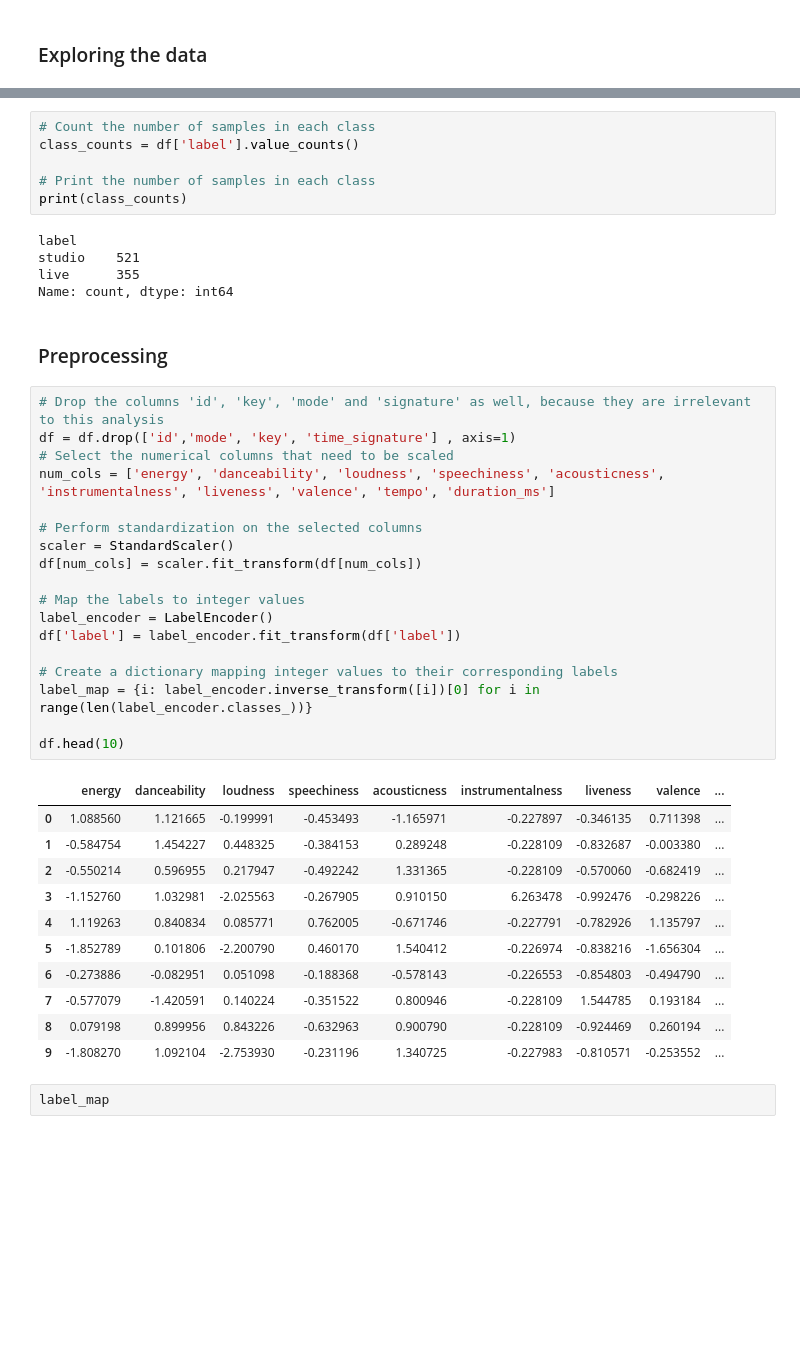
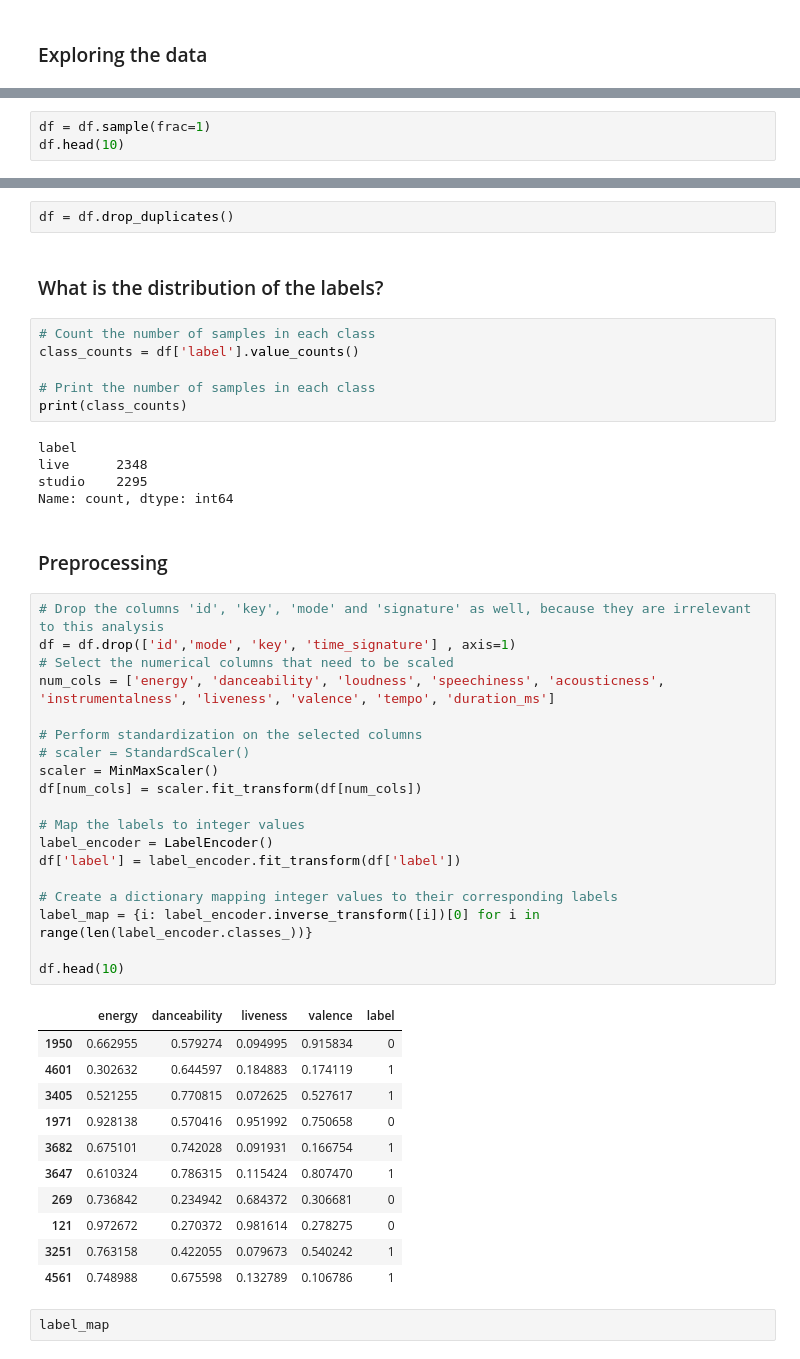
Before and after one commit to AlexandrosMaragkakis/live_music_perfornamces_classification, a Jupyter notebook: Live_vs_Studio_Music_Classification.ipynb, the cells around one changed output, grey strips where cells are left out. Cells and saved outputs as stored; diff of their text form; blank space fills up the shorter version.

```diff
--- a/Live_vs_Studio_Music_Classification.ipynb
+++ b/Live_vs_Studio_Music_Classification.ipynb
@@ -41,0 +44,3 @@ df.head(10)
+# %%
+df = df.sample(frac=1)
+df.head(10)
@@ -62,3 +81,7 @@ memory usage: 102.8+ KB
+# %%
+df = df.drop_duplicates()
+# %% [markdown]
+### What is the distribution of the labels?
 # %%
 # Count the number of samples in each class
 class_counts = df['label'].value_counts()
@@ -67,41 +90,42 @@ class_counts = df['label'].value_counts()
 print(class_counts)
 # %% [output]
 label
-studio    521
-live      355
+live      2348
+studio    2295
 Name: count, dtype: int64
 # %% [markdown]
 ### Preprocessing
 # %%
 # Drop the columns 'id', 'key', 'mode' and 'signature' as well, because they are irrelevant to this analysis
 df = df.drop(['id','mode', 'key', 'time_signature'] , axis=1)
 # Select the numerical columns that need to be scaled
 num_cols = ['energy', 'danceability', 'loudness', 'speechiness', 'acousticness', 'instrumentalness', 'liveness', 'valence', 'tempo', 'duration_ms']
 
 # Perform standardization on the selected columns
-scaler = StandardScaler()
+# scaler = StandardScaler()
+scaler = MinMaxScaler()
 df[num_cols] = scaler.fit_transform(df[num_cols])
 
 # Map the labels to integer values
 label_encoder = LabelEncoder()
 df['label'] = label_encoder.fit_transform(df['label'])
 
 # Create a dictionary mapping integer values to their corresponding labels
 label_map = {i: label_encoder.inverse_transform([i])[0] for i in range(len(label_encoder.classes_))}
 
 df.head(10)
 # %% [output]
-|  | energy | danceability | loudness | speechiness | acousticness | instrumentalness | liveness | valence | ... |
-| 0 | 1.088560 | 1.121665 | -0.199991 | -0.453493 | -1.165971 | -0.227897 | -0.346135 | 0.711398 | ... |
-| 1 | -0.584754 | 1.454227 | 0.448325 | -0.384153 | 0.289248 | -0.228109 | -0.832687 | -0.003380 | ... |
-| 2 | -0.550214 | 0.596955 | 0.217947 | -0.492242 | 1.331365 | -0.228109 | -0.570060 | -0.682419 | ... |
-| 3 | -1.152760 | 1.032981 | -2.025563 | -0.267905 | 0.910150 | 6.263478 | -0.992476 | -0.298226 | ... |
-| 4 | 1.119263 | 0.840834 | 0.085771 | 0.762005 | -0.671746 | -0.227791 | -0.782926 | 1.135797 | ... |
-| 5 | -1.852789 | 0.101806 | -2.200790 | 0.460170 | 1.540412 | -0.226974 | -0.838216 | -1.656304 | ... |
-| 6 | -0.273886 | -0.082951 | 0.051098 | -0.188368 | -0.578143 | -0.226553 | -0.854803 | -0.494790 | ... |
-| 7 | -0.577079 | -1.420591 | 0.140224 | -0.351522 | 0.800946 | -0.228109 | 1.544785 | 0.193184 | ... |
-| 8 | 0.079198 | 0.899956 | 0.843226 | -0.632963 | 0.900790 | -0.228109 | -0.924469 | 0.260194 | ... |
-| 9 | -1.808270 | 1.092104 | -2.753930 | -0.231196 | 1.340725 | -0.227983 | -0.810571 | -0.253552 | ... |
+|  | energy | danceability | liveness | valence | label |
+| 1950 | 0.662955 | 0.579274 | 0.094995 | 0.915834 | 0 |
+| 4601 | 0.302632 | 0.644597 | 0.184883 | 0.174119 | 1 |
+| 3405 | 0.521255 | 0.770815 | 0.072625 | 0.527617 | 1 |
+| 1971 | 0.928138 | 0.570416 | 0.951992 | 0.750658 | 0 |
+| 3682 | 0.675101 | 0.742028 | 0.091931 | 0.166754 | 1 |
+| 3647 | 0.610324 | 0.786315 | 0.115424 | 0.807470 | 1 |
+| 269 | 0.736842 | 0.234942 | 0.684372 | 0.306681 | 0 |
+| 121 | 0.972672 | 0.270372 | 0.981614 | 0.278275 | 0 |
+| 3251 | 0.763158 | 0.422055 | 0.079673 | 0.540242 | 1 |
+| 4561 | 0.748988 | 0.675598 | 0.132789 | 0.106786 | 1 |
 # %%
 label_map
 # %% [output]
```
Also changed, not shown: parts of 9 cells of this notebook, 8 other files.
